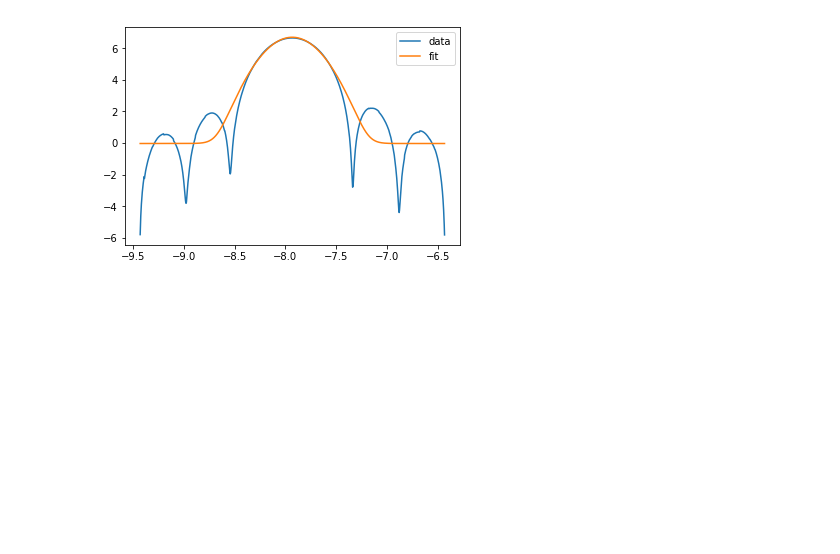
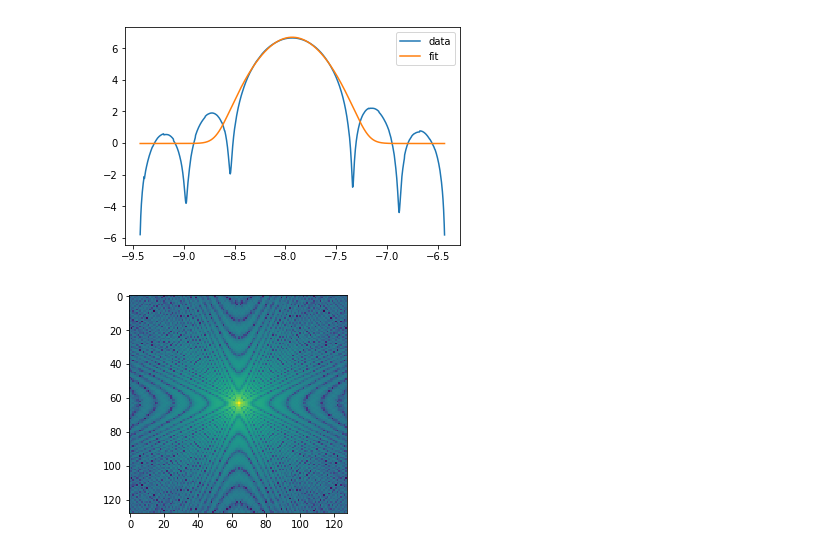
Before and after one commit to Sulla2012/gaussian_beams, a Jupyter notebook: beam_fitting/sat_beam_fitting.ipynb, the cells around one changed output. Drawn from its saved outputs; the diff is of its cells as text; code cells hidden in the pictures; blank space fills up the shorter version.

```diff
--- a/beam_fitting/sat_beam_fitting.ipynb
+++ b/beam_fitting/sat_beam_fitting.ipynb
@@ -99,3 +97,15 @@ plt.savefig('../plots/'+ name +"slice_fit_data.pdf")
 plt.show()
 # %% [output]
 [figure]
+# %%
+#LAT Fitting
+lat_path = '/home/jorlo/dev/pwg-scripts/pwg-bcp/2020_03_06_LAT_UHF_Beams/'
+lat_name = 'LAT_beam_270GHz_center_tube.p'
+
+lat_beam  = pickle.load(open(lat_path + lat_name, 'rb'), encoding = 'bytes')
+# %%
+lat_data = lat_beam['data']
+plt.imshow(np.log(lat_data))
+plt.show()
+# %% [output]
+[figure, added]
```
Also changed, not shown: parts of 4 cells of this notebook, 6 other files.
